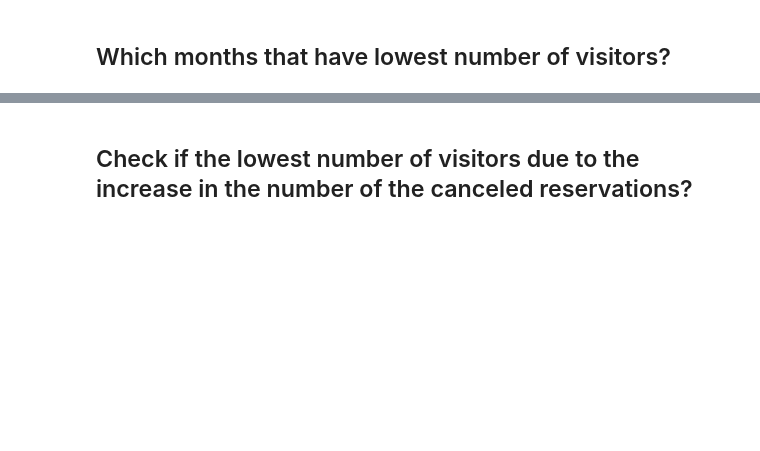
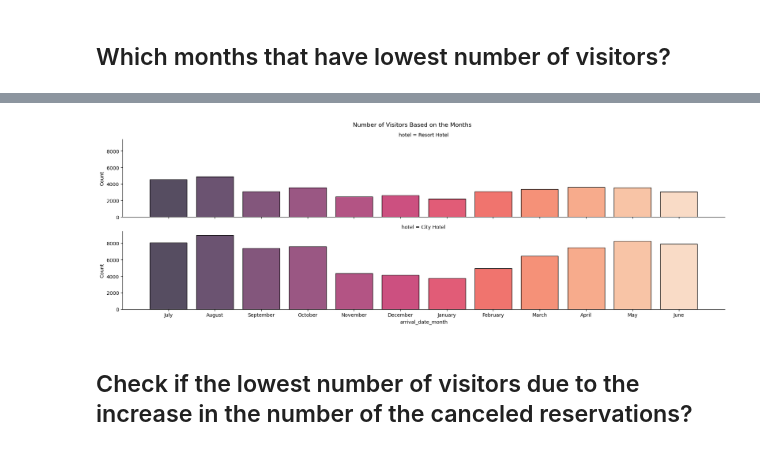
Before and after one commit to Tuwaiq-Data-Science-Bootcamp-V4/PCA-Lab, a Jupyter notebook: CV_Assignment.ipynb, the cells around one changed output, grey strips where cells are left out. Saved outputs shown, nothing was run; the diff lists cells and outputs as text; code cells hidden in the pictures; blank space fills up the shorter version.

```diff
--- a/CV_Assignment.ipynb
+++ b/CV_Assignment.ipynb
@@ -128,2 +136,9 @@ df.describe(include='object')
+# %%
+NV = sns.FacetGrid(df, row="hotel",hue='arrival_date_month',palette='rocket',aspect = 6)
+NV.map(sns.histplot, "arrival_date_month",palette="rocket",shrink=0.8)
+NV.fig.subplots_adjust(top=0.9)
+NV.fig.suptitle('Number of Visitors Based on the Months');
+# %% [output]
+[figure, added]
 # %% [markdown]
 ## Check if the lowest number of visitors due to the increase in the number of the canceled reservations?
```
Also changed, not shown: parts of 30 cells of this notebook.
